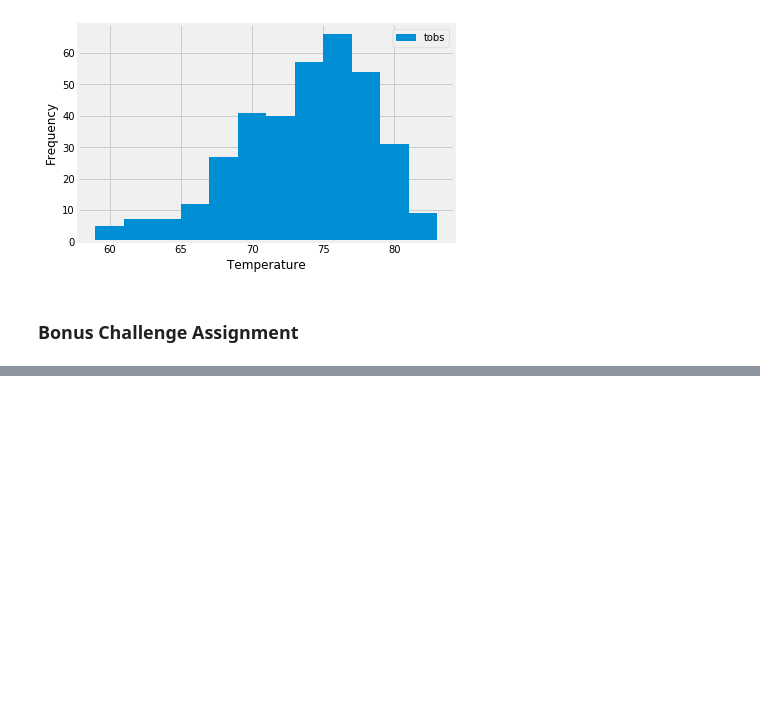
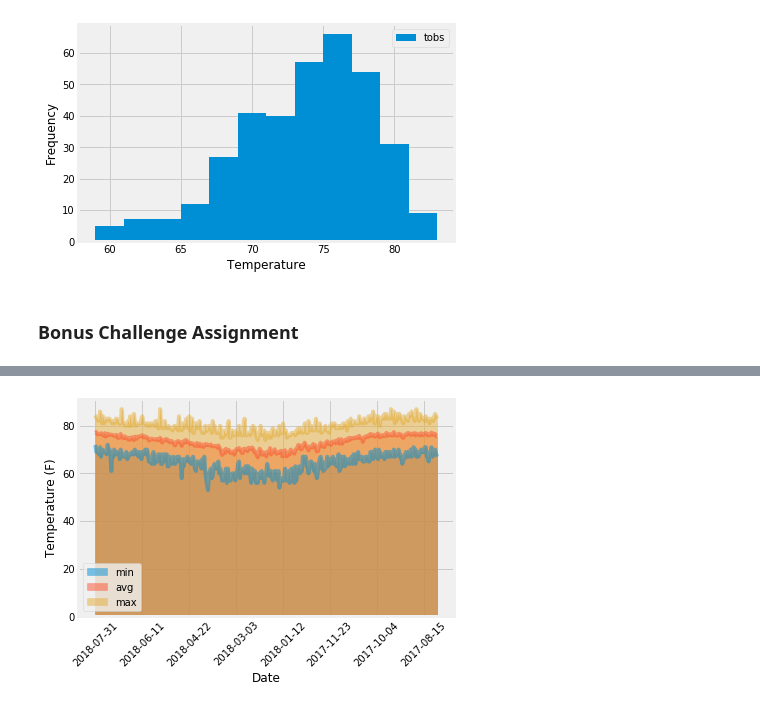
Before and after one commit to tomtav/sqlalchemy-challenge, a Jupyter notebook: analysis.ipynb, the cells around one changed output, grey strips where cells are left out. Drawn from its saved outputs; the diff is of its cells as text; code cells hidden in the pictures; blank space fills up the shorter version.

```diff
--- a/analysis.ipynb
+++ b/analysis.ipynb
@@ -250,13 +283,24 @@ daily_normals("01-01")
 # %%
 # calculate the daily normals for your trip
 # push each tuple of calculations into a list called `normals`
-
+normals = []
 # Set the start and end date of the trip
-
+start_date = '2017-08-01'
+end_date = '2018-08-01'
 # Use the start and end date to create a range of dates
-
+day1 = datetime.strptime(start_date, '%Y-%m-%d')
+day2 = datetime.strptime(end_date, '%Y-%m-%d')
+delta = day2-day1
+trip_dates = days = [ (day1 + timedelta(days=i)).strftime('%Y-%m-%d') for i in range(delta.days) ]
 # Stip off the year and save a list of %m-%d strings
+days = [ (day1 + timedelta(days=i)).strftime('%m-%d') for i in range(delta.days) ]
 
 # Loop through the list of %m-%d strings and calculate the normals for each date
+for day in days:
+    normals.append(daily_normals(day)[0])
 # %%
 # Load the previous query results into a Pandas DataFrame and add the `trip_dates` range as the `date` index
+norm_df = pd.DataFrame(normals, columns=['min','avg','max'], index=trip_dates)
+norm_df.sort_index(ascending=False, inplace=True)
+print(norm_df.shape)
+norm_df.head()
@@ -263,2 +315,9 @@ daily_normals("01-01")
 # %%
 # Plot the daily normals as an area plot with `stacked=False`
+norm_df.plot.area(stacked=False, rot=45)
+plt.ylabel('Temperature (F)')
+plt.xlabel('Date')
+plt.legend(loc='best')
+plt.show()
+# %% [output]
+[figure, added]
```
Also changed, not shown: parts of 7 cells of this notebook.
